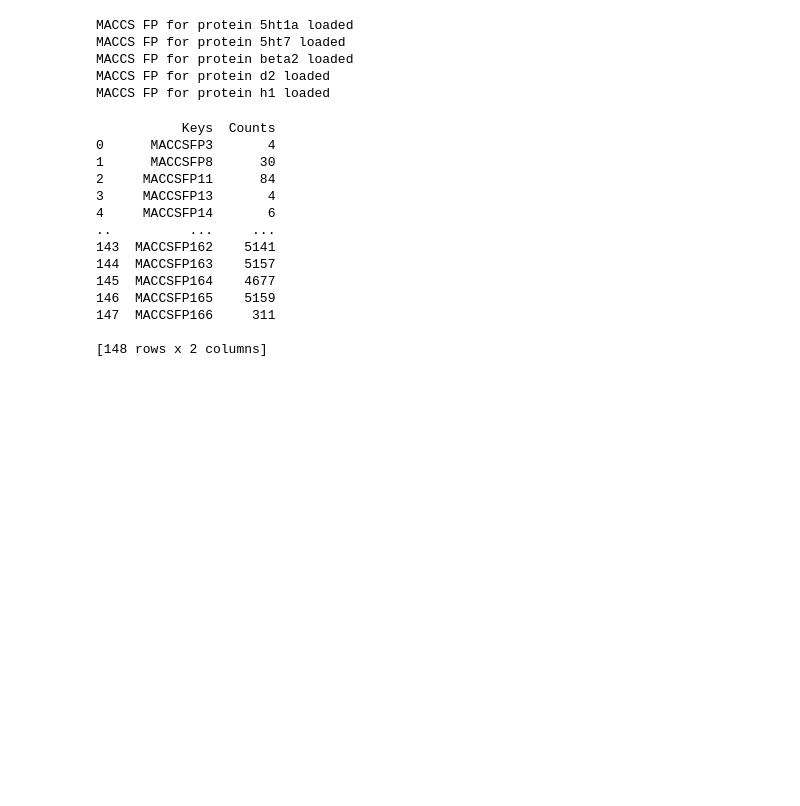
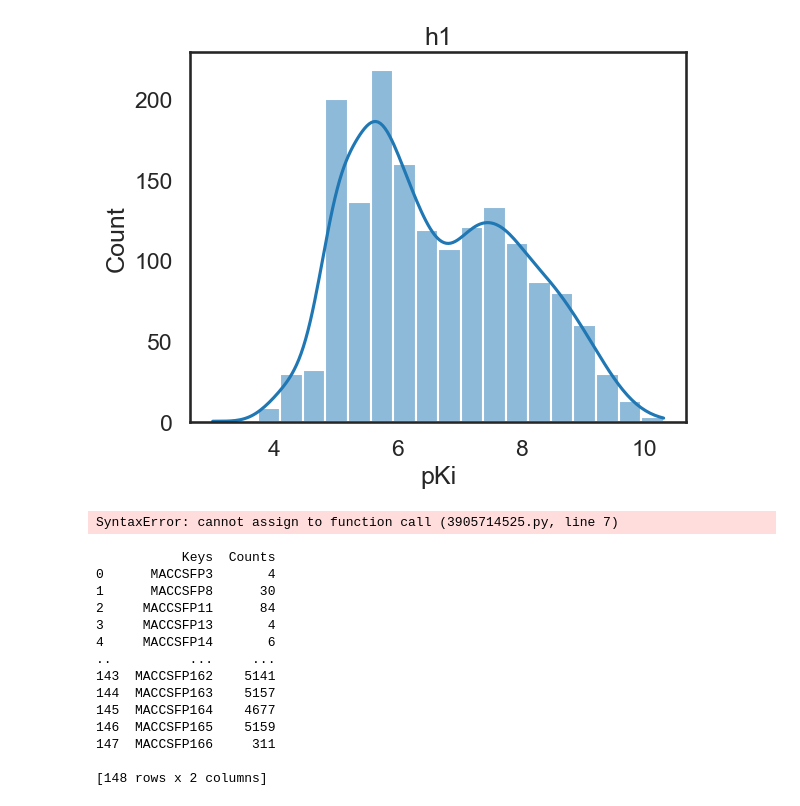
Before and after one commit to asiomchen/mldd23_project1, a Jupyter notebook: data_processing/DataAnalysis.ipynb, the cells around one changed output. Saved outputs shown, nothing was run; the diff lists cells and outputs as text; code cells hidden in the pictures; blank space fills up the shorter version.

```diff
--- a/data_processing/DataAnalysis.ipynb
+++ b/data_processing/DataAnalysis.ipynb
@@ -26,7 +26,7 @@ class DataAnalysis():
     'd2_Klek' : './cleaned_datasets/d2_Klek_clean.csv',
     'd2_MACCS' : './cleaned_datasets/d2_MACCS_clean.csv',
     'd2_Sub' : './cleaned_datasets/d2_Sub_clean.csv',
-    'h1_Klek' : './cleaned_datasets/h1_Klek_clean.csv',
+    'h1_Klek' : '../original_datasets/klek_clean/h1_klek_balanced.csv',
     'h1_MACCS' : './cleaned_datasets/h1_MACCS_clean.csv',
     'h1_Sub' : './cleaned_datasets/h1_Sub_clean.csv'
     }
@@ -51,6 +51,7 @@ class DataAnalysis():
         plot = pd.DataFrame({'Keys' : x, 'Counts' : y})
         return plot
 # %%
-data = DataAnalysis('5ht1a', 'MACCS')
+data = DataAnalysis('h1', 'Klek')
 # print(data.df.isna().sum())
+print(data.df.head())
 # %% [output]
@@ -69,0 +72,5 @@ Length: 150, dtype: int64
+# %%
+data.df['logKi'] = (data.df['Ki'] / (10**9)).apply(np.log10)
+data.df['pKi'] = data.df['logKi'] * (-1)
+print(data.df.head())
+data.df = data.df[data.df['pKi'] > 0]
@@ -70,3 +91,12 @@ Length: 150, dtype: int64
+# %%
+sns.set_style('white')
+sns.set_context('talk')
+sns.histplot(data=data.df['pKi'], kde=True, bins=20)
+plt.title('h1')
+plt.savefig('./h1.png', dpi=300, bbox_inches='tight')
+plt.show()
+# %% [output]
+[figure, added]
 # %%
 proteins = ['5ht1a', '5ht7', 'beta2', 'd2', 'h1']
 
@@ -76,11 +106,7 @@ for protein in proteins:
     data = DataAnalysis(protein, 'MACCS')
     keys.append() = data.plot_frequency()
 # %% [output]
-MACCS FP for protein 5ht1a loaded
-MACCS FP for protein 5ht7 loaded
-MACCS FP for protein beta2 loaded
-MACCS FP for protein d2 loaded
-MACCS FP for protein h1 loaded
+SyntaxError: cannot assign to function call (3905714525.py, line 7)
 # %%
 # ten wykres chyba w końcu działał; jak zmienisz sobie [i] w data=keys[] to powinno się wczytać dla innego białka
 print(keys[0])
```
Also changed, not shown: parts of 2 cells of this notebook, 3 other files.
